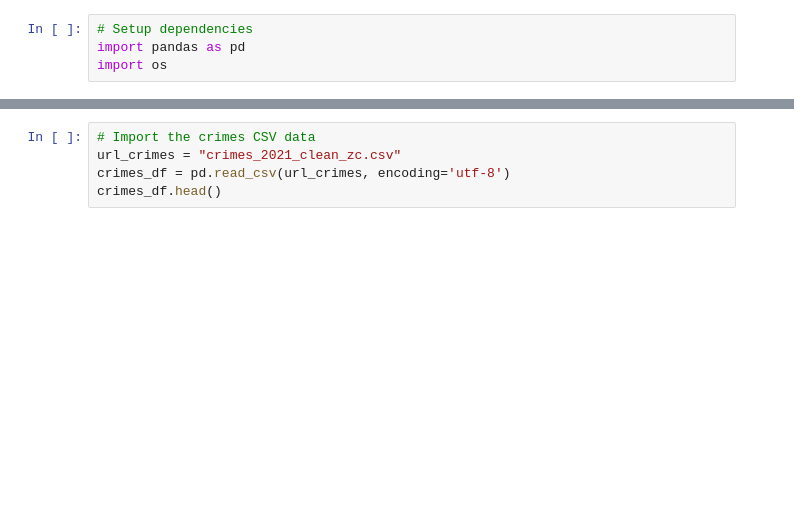
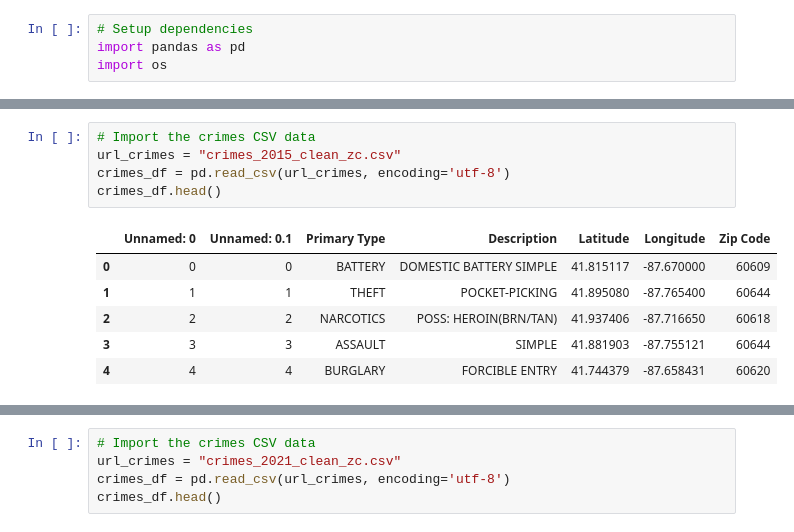
Before and after one commit to MattPostlewaite/NWBC-Project1-Group2, a Jupyter notebook: group_crime.ipynb, the cells around one changed output, grey strips where cells are left out. Saved outputs shown, nothing was run; the diff lists cells and outputs as text; blank space fills up the shorter version.

```diff
--- a/group_crime.ipynb
+++ b/group_crime.ipynb
@@ -4,0 +92,12 @@ import os
+# %%
+# Import the crimes CSV data
+url_crimes = "crimes_2015_clean_zc.csv"
+crimes_df = pd.read_csv(url_crimes, encoding='utf-8')
+crimes_df.head()
+# %% [output]
+|  | Unnamed: 0 | Unnamed: 0.1 | Primary Type | Description | Latitude | Longitude | Zip Code |
+| 0 | 0 | 0 | BATTERY | DOMESTIC BATTERY SIMPLE | 41.815117 | -87.670000 | 60609 |
+| 1 | 1 | 1 | THEFT | POCKET-PICKING | 41.895080 | -87.765400 | 60644 |
+| 2 | 2 | 2 | NARCOTICS | POSS: HEROIN(BRN/TAN) | 41.937406 | -87.716650 | 60618 |
+| 3 | 3 | 3 | ASSAULT | SIMPLE | 41.881903 | -87.755121 | 60644 |
+| 4 | 4 | 4 | BURGLARY | FORCIBLE ENTRY | 41.744379 | -87.658431 | 60620 |
```
Also changed, not shown: parts of 19 cells of this notebook, 4 other files.
